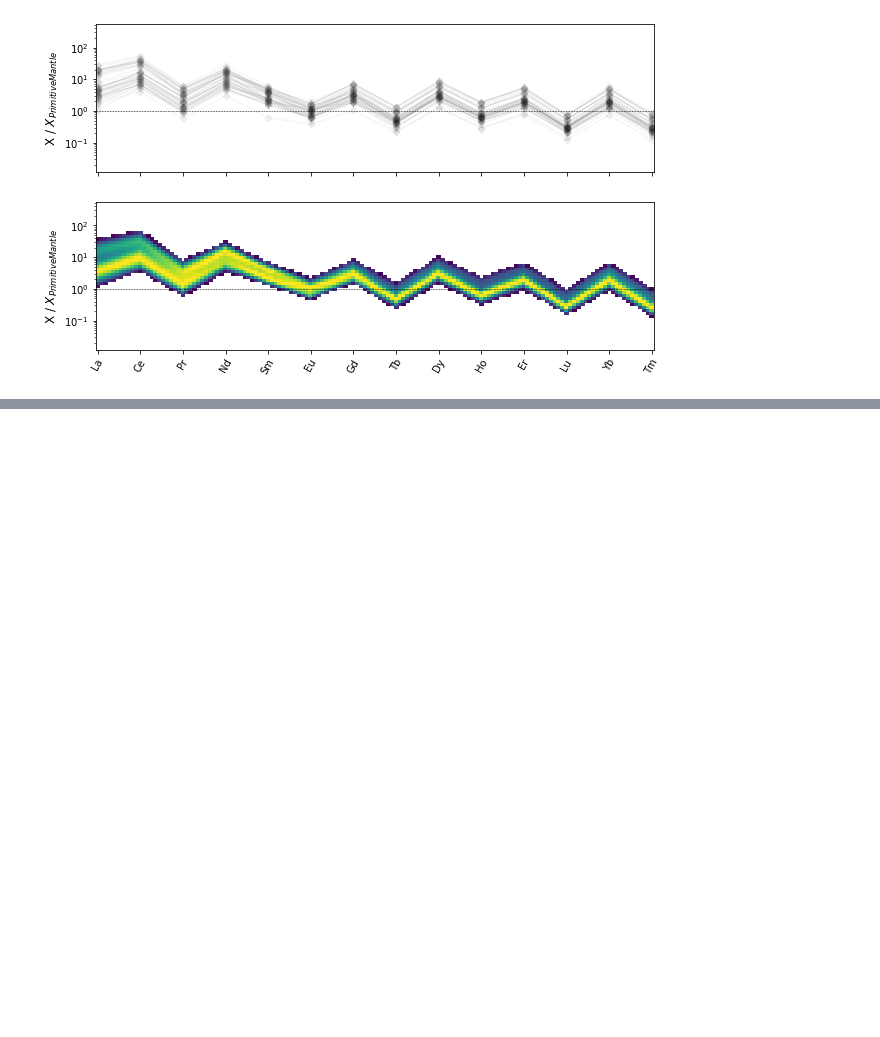
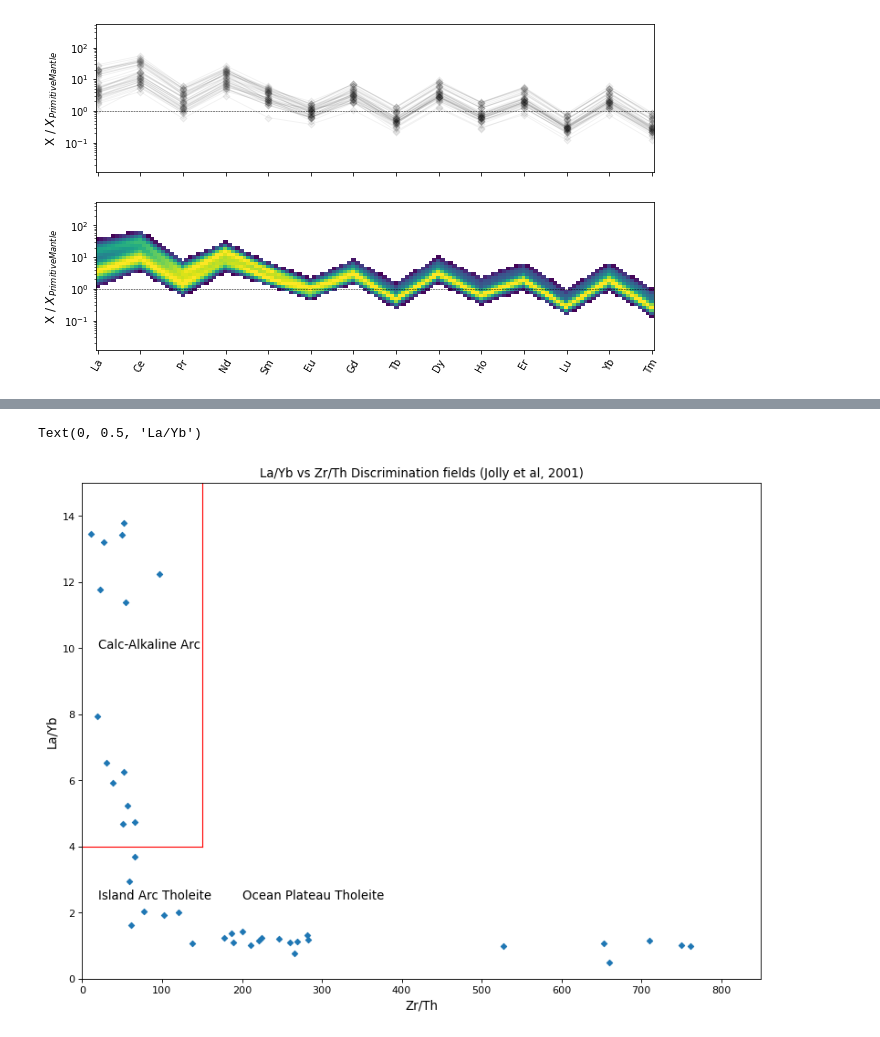
Before and after one commit to ieferreira/geological-menagerie, a Jupyter notebook: CordillerasDiagrams/cordillerasVisualization.ipynb, the cells around one changed output, grey strips where cells are left out. Saved outputs shown, nothing was run; the diff lists cells and outputs as text; code cells hidden in the pictures; blank space fills up the shorter version.

```diff
--- a/CordillerasDiagrams/cordillerasVisualization.ipynb
+++ b/CordillerasDiagrams/cordillerasVisualization.ipynb
@@ -182,0 +198,23 @@ plt.show()
+# %%
+figure(figsize=(12, 9), dpi=80)
+
+plt.scatter(data["Zr"]/data["Th"], data["La"]/data["Yb"])
+plt.xlabel("Zr/Th")
+plt.title("La/Yb vs Zr/Th Discrimination fields (Jolly et al, 2001)")
+
+x1, y1 = [0, 150], [4, 4]
+x2, y2 = [150, 150], [4, 15]
+
+plt.plot(x1, y1, x2, y2, c="red")
+plt.xlim(0,850)
+plt.ylim(0,15)
+
+plt.text(20, 10, 'Calc-Alkaline Arc', fontsize=12)
+plt.text(20, 2.4, 'Island Arc Tholeite', fontsize=12)
+plt.text(200, 2.4, 'Ocean Plateau Tholeite', fontsize=12)
+
+
+plt.ylabel("La/Yb")
+# %% [output]
+Text(0, 0.5, 'La/Yb')
+[figure, added]
```
Also changed, not shown: parts of 1 cell of this notebook, 1 other file.
